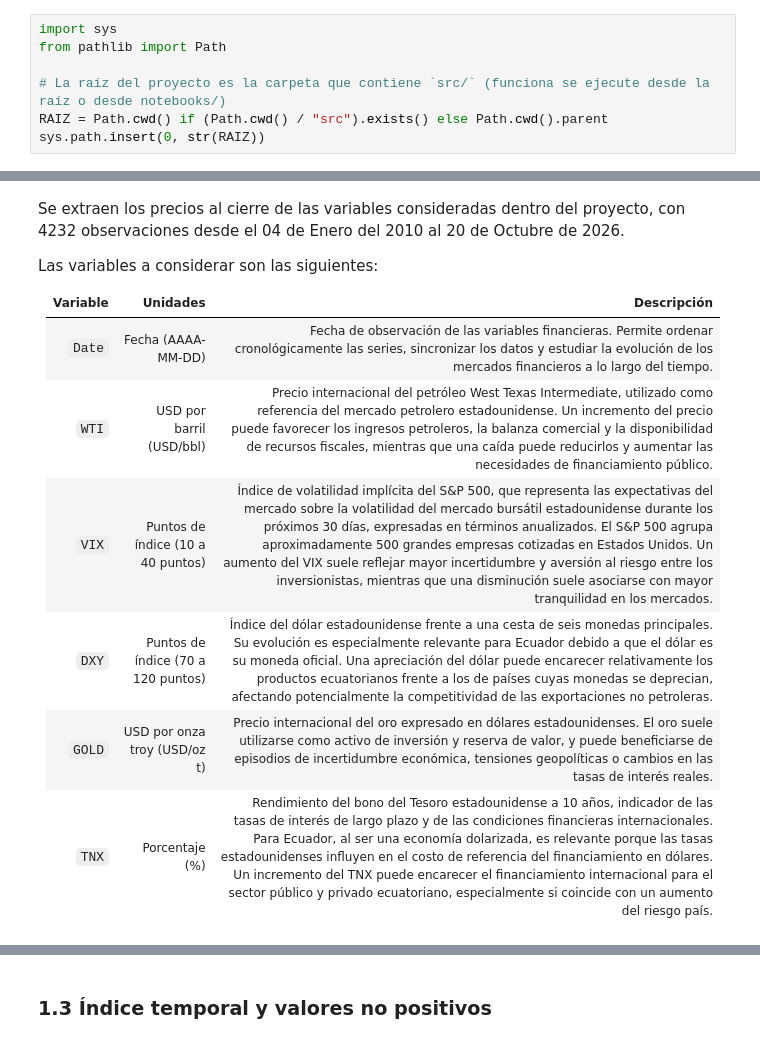
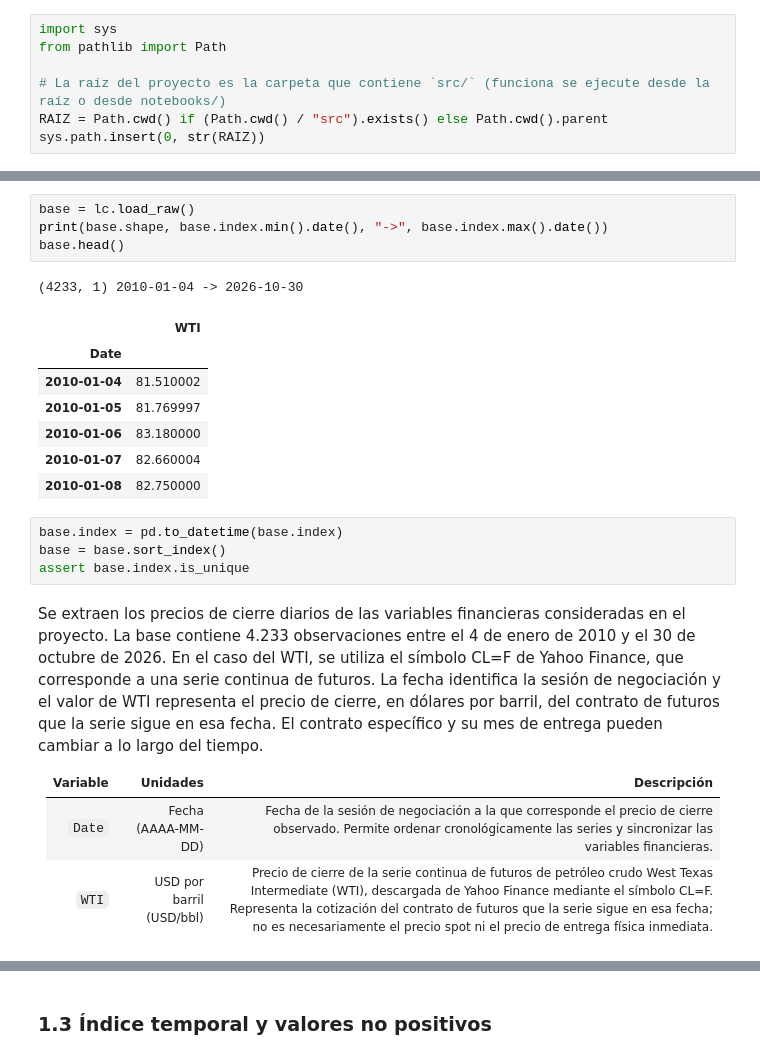
Before and after one commit to darlamai/proyecto_final_ml_wti, a Jupyter notebook: notebooks/01.eda_raw.ipynb, the cells around one changed output, grey strips where cells are left out. Drawn from its saved outputs; the diff is of its cells as text.

Commit message:
feat: Se comienza con el EDA del proyecto

```diff
--- a/notebooks/01.eda_raw_transf.ipynb
+++ b/notebooks/01.eda_raw.ipynb
@@ -55,15 +57,25 @@ base.head()
+# %%
+base = lc.load_raw()
+print(base.shape, base.index.min().date(), "->", base.index.max().date())
+base.head()
+# %% [output]
+(4233, 1) 2010-01-04 -> 2026-10-30
+|  | WTI |
+| Date |  |
+| 2010-01-04 | 81.510002 |
+| 2010-01-05 | 81.769997 |
+| 2010-01-06 | 83.180000 |
+| 2010-01-07 | 82.660004 |
+| 2010-01-08 | 82.750000 |
+# %%
+base.index = pd.to_datetime(base.index)
+base = base.sort_index()
+assert base.index.is_unique
 # %% [markdown]
-Se extraen  los precios al cierre de las variables consideradas dentro del proyecto, con 4232 observaciones desde el 04 de Enero del 2010 al 20 de Octubre de 2026.
-
-Las variables a considerar son las siguientes:
-
+Se extraen los precios de cierre diarios de las variables financieras consideradas en el proyecto. La base contiene 4.233 observaciones entre el 4 de enero de 2010 y el 30 de octubre de 2026. En el caso del WTI, se utiliza el símbolo CL=F de Yahoo Finance, que corresponde a una serie continua de futuros. La fecha identifica la sesión de negociación y el valor de WTI representa el precio de cierre, en dólares por barril, del contrato de futuros que la serie sigue en esa fecha. El contrato específico y su mes de entrega pueden cambiar a lo largo del tiempo.
 
 
 | Variable | Unidades | Descripción |
 |---|---|---|
-| `Date` | Fecha (AAAA-MM-DD) | Fecha de observación de las variables financieras. Permite ordenar cronológicamente las series, sincronizar los datos y estudiar la evolución de los mercados financieros a lo largo del tiempo. |
-| `WTI` | USD por barril (USD/bbl) | Precio internacional del petróleo West Texas Intermediate, utilizado como referencia del mercado petrolero estadounidense.  Un incremento del precio puede favorecer los ingresos petroleros, la balanza comercial y la disponibilidad de recursos fiscales, mientras que una caída puede reducirlos y aumentar las necesidades de financiamiento público. |
-| `VIX` | Puntos de índice (10 a 40 puntos) | Índice de volatilidad implícita del S&P 500, que representa las expectativas del mercado sobre la volatilidad del mercado bursátil estadounidense durante los próximos 30 días, expresadas en términos anualizados. El S&P 500 agrupa aproximadamente 500 grandes empresas cotizadas en Estados Unidos. Un aumento del VIX suele reflejar mayor incertidumbre y aversión al riesgo entre los inversionistas, mientras que una disminución suele asociarse con mayor tranquilidad en los mercados. |
-| `DXY` | Puntos de índice (70 a 120 puntos) | Índice del dólar estadounidense frente a una cesta de seis monedas principales. Su evolución es especialmente relevante para Ecuador debido a que el dólar es su moneda oficial. Una apreciación del dólar puede encarecer relativamente los productos ecuatorianos frente a los de países cuyas monedas se deprecian, afectando potencialmente la competitividad de las exportaciones no petroleras.  |
-| `GOLD` | USD por onza troy (USD/oz t) | Precio internacional del oro expresado en dólares estadounidenses. El oro suele utilizarse como activo de inversión y reserva de valor, y puede beneficiarse de episodios de incertidumbre económica, tensiones geopolíticas o cambios en las tasas de interés reales. |
-| `TNX` | Porcentaje (%) | Rendimiento del bono del Tesoro estadounidense a 10 años, indicador de las tasas de interés de largo plazo y de las condiciones financieras internacionales. Para Ecuador, al ser una economía dolarizada, es relevante porque las tasas estadounidenses influyen en el costo de referencia del financiamiento en dólares. Un incremento del TNX puede encarecer el financiamiento internacional para el sector público y privado ecuatoriano, especialmente si coincide con un aumento del riesgo país. |
+| `Date` | Fecha (AAAA-MM-DD) | Fecha de la sesión de negociación a la que corresponde el precio de cierre observado. Permite ordenar cronológicamente las series y sincronizar las variables financieras. |
+| `WTI` | USD por barril (USD/bbl) | Precio de cierre de la serie continua de futuros de petróleo crudo West Texas Intermediate (WTI), descargada de Yahoo Finance mediante el símbolo CL=F. Representa la cotización del contrato de futuros que la serie sigue en esa fecha; no es necesariamente el precio spot ni el precio de entrega física inmediata. |
```
Also changed, not shown: parts of 23 cells of this notebook, 19 other files.
